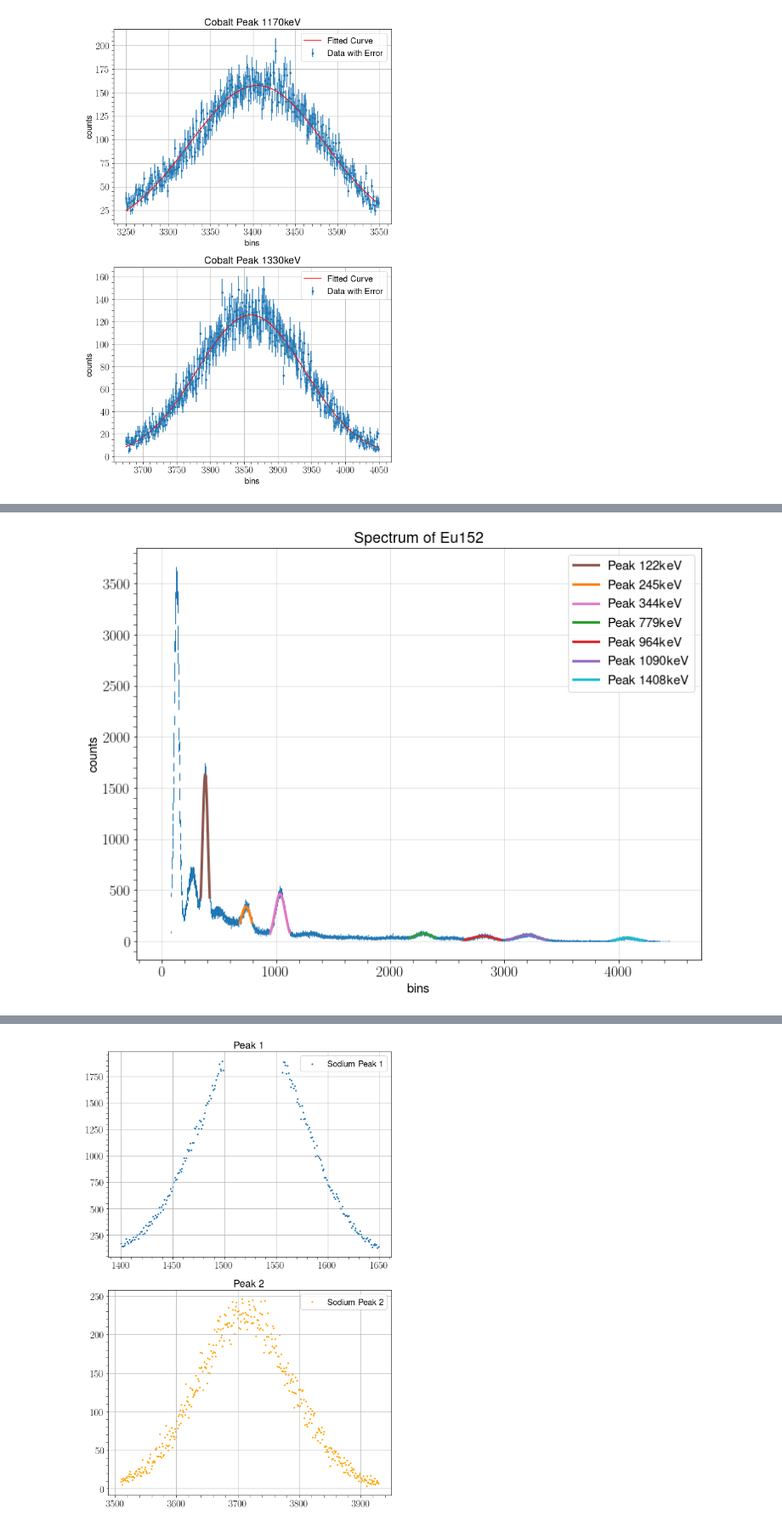
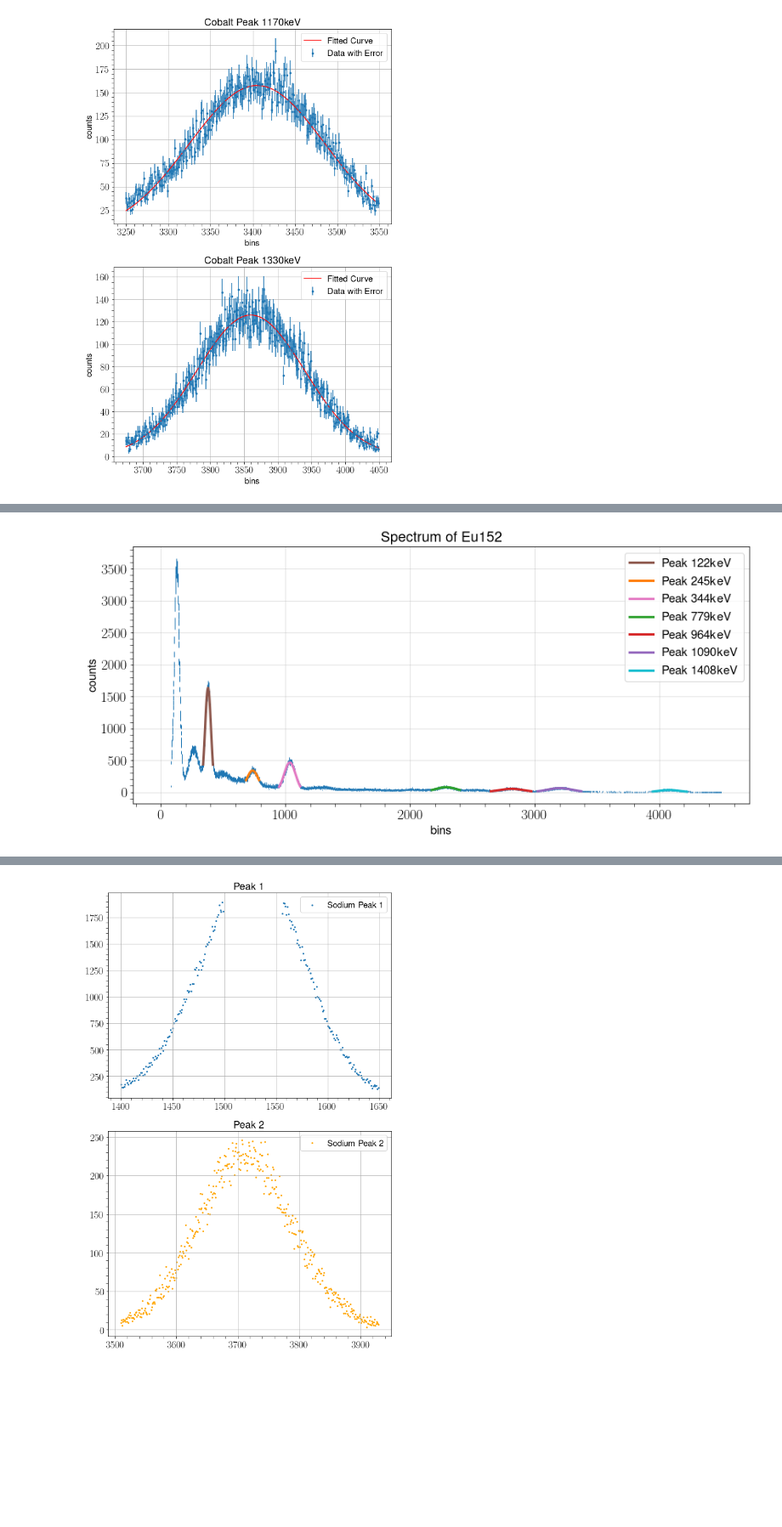
Before and after one commit to MayerPablo/FP, a Jupyter notebook: Szintillator.ipynb, the cells around one changed output, grey strips where cells are left out. Shown at 85% size. Drawn from its saved outputs; the diff is of its cells as text; code cells hidden in the pictures; blank space fills up the shorter version.

```diff
--- a/Szintillator.ipynb
+++ b/Szintillator.ipynb
@@ -840,7 +858,7 @@ Minimized Chi-squared: 1.5156989840624742
 # %%
 #EUROPIUM EIN DIAGRAMM
 
-plt.figure(figsize=(12, 9))
+plt.figure(figsize=(14, 6))
 
 plt.errorbar(bins_eu_gesamt,eu_gesamt,yerr=np.sqrt(eu_gesamt), fmt='.',markersize=0, linewidth=1)
 
@@ -855,35 +873,35 @@ plt.plot(eu_least_sqaure_fit_p2[0], my_function(eu_least_sqaure_fit_p2[0],
 # Peak 3 Plotting
 plt.plot(eu_least_sqaure_fit_p3[0], my_function(eu_least_sqaure_fit_p3[0],
             *eu_least_sqaure_fit_p3[2]), linewidth=3, label="Peak 344keV", color='tab:pink')
 
 # Peak 4 Plotting
 plt.plot(eu_least_sqaure_fit_p4[0], my_function(eu_least_sqaure_fit_p4[0],
             *eu_least_sqaure_fit_p4[2]), linewidth=3, label="Peak 779keV", color='tab:green')
 
 # Peak 5 Plotting
 plt.plot(eu_least_sqaure_fit_p5[0], my_function(eu_least_sqaure_fit_p5[0],
             *eu_least_sqaure_fit_p5[2]), linewidth=3, label="Peak 964keV", color='tab:red')
 
 # Peak 6 Plotting
 plt.plot(eu_least_sqaure_fit_p6[0], my_function(eu_least_sqaure_fit_p6[0],
             *eu_least_sqaure_fit_p6[2]), linewidth=3, label="Peak 1090keV", color='tab:purple')
 
 # Peak 7 Plotting
 plt.plot(eu_least_sqaure_fit_p7[0], my_function(eu_least_sqaure_fit_p7[0],
             *eu_least_sqaure_fit_p7[2]), linewidth=3, label="Peak 1408keV", color='tab:cyan')
 
 
 plt.title("Spectrum of Eu152")
 plt.xlabel("bins")
 plt.ylabel("counts")
 
 plt.grid(True, linewidth=0.5, alpha=0.7)
 
 plt.legend()
 
-fig.savefig("EuropiumPeaks.svg")
+plt.savefig("EuropiumPeaks.pdf")
 # %% [output]
-[figure, old version]
+[figure, new version]
 # %%
 #THORIUM FIT
 
```
Also changed, not shown: parts of 4 cells of this notebook, 6 other files.
